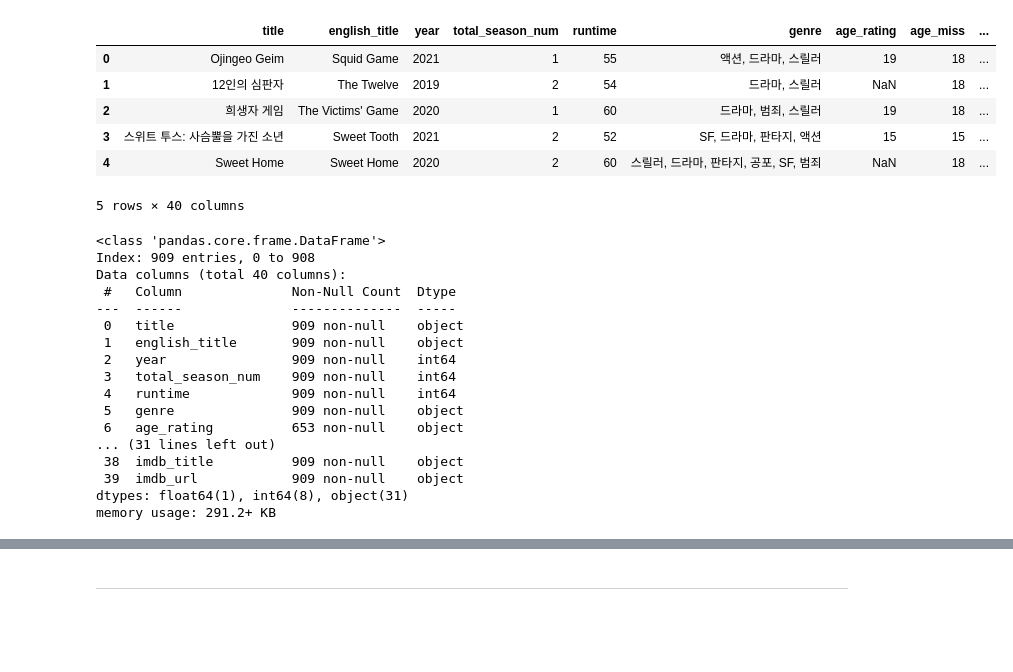
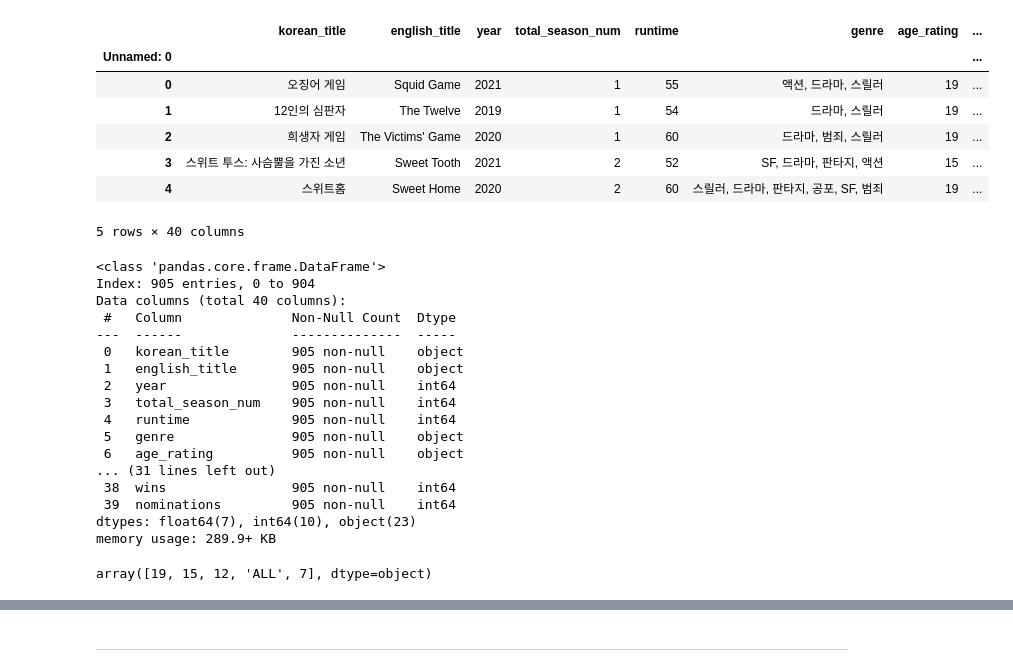
Before and after one commit to ML-project-3/ML_project, a Jupyter notebook: data/success_score.ipynb, the cells around one changed output, grey strips where cells are left out. Drawn from its saved outputs; the diff is of its cells as text; code cells hidden in the pictures; blank space fills up the shorter version.

```diff
--- a/data/success_score.ipynb
+++ b/data/success_score.ipynb
@@ -24,36 +26,42 @@ else:
     print('Unknown system, sorry~')
 # %%
 # 엑셀 파일을 읽어옵니다.
-df = pd.read_excel('../data/imdb_final_3.xlsx', index_col=0)
+df = pd.read_excel('../data/file/imdb_final_6.xlsx', index_col=0)
 df.head()
 # %% [output]
-|  | title | english_title | year | total_season_num | runtime | genre | age_rating | age_miss | ... |
-| 0 | Ojingeo Geim | Squid Game | 2021 | 1 | 55 | 액션, 드라마, 스릴러 | 19 | 18 | ... |
-| 1 | 12인의 심판자 | The Twelve | 2019 | 2 | 54 | 드라마, 스릴러 | NaN | 18 | ... |
-| 2 | 희생자 게임 | The Victims' Game | 2020 | 1 | 60 | 드라마, 범죄, 스릴러 | 19 | 18 | ... |
-| 3 | 스위트 투스: 사슴뿔을 가진 소년 | Sweet Tooth | 2021 | 2 | 52 | SF, 드라마, 판타지, 액션 | 15 | 15 | ... |
-| 4 | Sweet Home | Sweet Home | 2020 | 2 | 60 | 스릴러, 드라마, 판타지, 공포, SF, 범죄 | NaN | 18 | ... |
+|  | korean_title | english_title | year | total_season_num | runtime | genre | age_rating | ... |
+| Unnamed: 0 |  |  |  |  |  |  |  | ... |
+| 0 | 오징어 게임 | Squid Game | 2021 | 1 | 55 | 액션, 드라마, 스릴러 | 19 | ... |
+| 1 | 12인의 심판자 | The Twelve | 2019 | 1 | 54 | 드라마, 스릴러 | 19 | ... |
+| 2 | 희생자 게임 | The Victims' Game | 2020 | 1 | 60 | 드라마, 범죄, 스릴러 | 19 | ... |
+| 3 | 스위트 투스: 사슴뿔을 가진 소년 | Sweet Tooth | 2021 | 2 | 52 | SF, 드라마, 판타지, 액션 | 15 | ... |
+| 4 | 스위트홈 | Sweet Home | 2020 | 2 | 60 | 스릴러, 드라마, 판타지, 공포, SF, 범죄 | 19 | ... |
 5 rows × 40 columns
 # %%
 df.info()
 # %% [output]
 <class 'pandas.core.frame.DataFrame'>
-Index: 909 entries, 0 to 908
+Index: 905 entries, 0 to 904
 Data columns (total 40 columns):
  #   Column              Non-Null Count  Dtype
 ---  ------              --------------  -----
- 0   title               909 non-null    object
- 1   english_title       909 non-null    object
- 2   year                909 non-null    int64
- 3   total_season_num    909 non-null    int64
- 4   runtime             909 non-null    int64
- 5   genre               909 non-null    object
- 6   age_rating          653 non-null    object
+ 0   korean_title        905 non-null    object
+ 1   english_title       905 non-null    object
+ 2   year                905 non-null    int64
+ 3   total_season_num    905 non-null    int64
+ 4   runtime             905 non-null    int64
+ 5   genre               905 non-null    object
+ 6   age_rating          905 non-null    object
 ... (31 lines left out)
- 38  imdb_title          909 non-null    object
- 39  imdb_url            909 non-null    object
-dtypes: float64(1), int64(8), object(31)
-memory usage: 291.2+ KB
+ 38  wins                905 non-null    int64
+ 39  nominations         905 non-null    int64
+dtypes: float64(7), int64(10), object(23)
+memory usage: 289.9+ KB
+# %%
+# 연령 제한 숫자로 변환
+df['age_rating'] = df['age_rating'].replace('ALL', 0).astype(int)
+# %% [output]
+array([19, 15, 12, 'ALL', 7], dtype=object)
 # %%
 # 문자열을 리스트로 변환하는 함수
 def parseStringToList(string):
```
Also changed, not shown: parts of 59 cells of this notebook.
